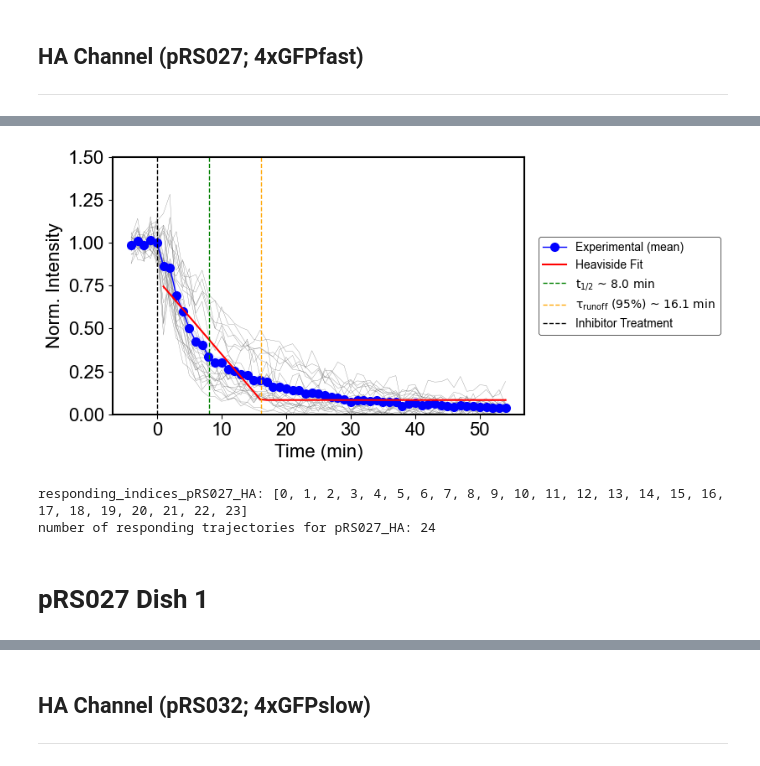
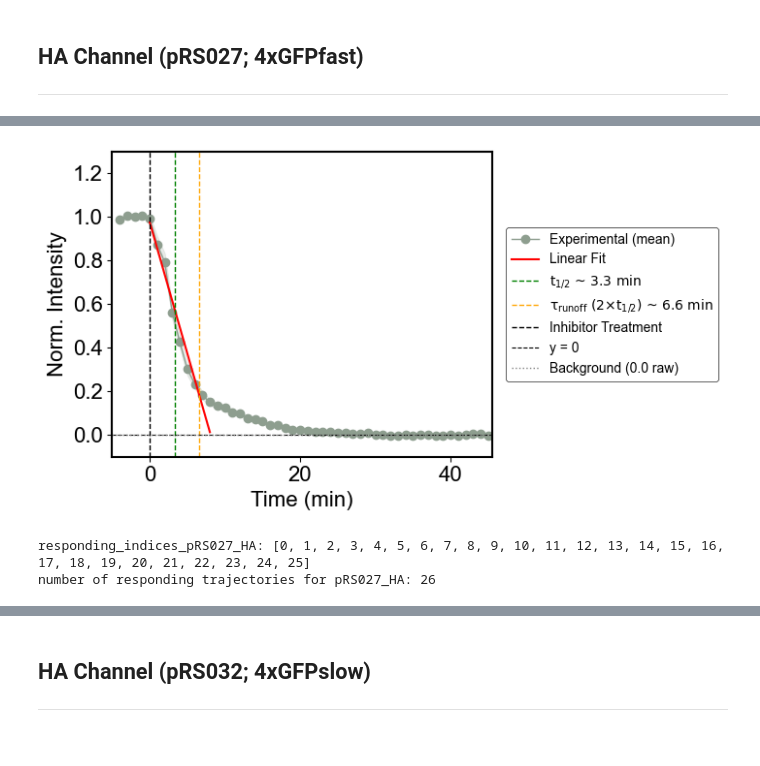
Before and after one commit to ningzhaoAnschutz/cof_paper, a Jupyter notebook: notebooks/Inhibitors/Fig 3_Harringtonine_Fast vs Slow.ipynb, the cells around one changed output, grey strips where cells are left out. Saved outputs shown, nothing was run; the diff lists cells and outputs as text; code cells hidden in the pictures.

Commit message:
RMS Inhibitor NBs

```diff
--- a/notebooks/Inhibitors/Fig 3_Harringtonine_Fast vs Slow.ipynb
+++ b/notebooks/Inhibitors/Fig 3_Harringtonine_Fast vs Slow.ipynb
@@ -15,15 +15,18 @@ import inhibitors as INH
 ___
 # %%
 # Loading data
-        #RMS External Drive Location:    'E:\Co-translational folding (CoF) paper\Fig 4_Fast_Har analysis'
-        #Ning Zhao OneDrive Location:    '...General - Zhao (NZ) Lab\Zhao lab shared folder\Our papers\co-translational folding paper\Fig 4\Fig 4_Harringtonine analysis_GFPFast'
+        #RMS External Drive Location:    'E:/Co-translational folding (CoF) paper/Fig 3_Har/non pb'
+        #Ning Zhao OneDrive Location:    '...General - Zhao (NZ) Lab\Zhao lab shared folder\Our papers\co-translational folding paper\Fig 3_Har\Fig 3_Har analysis'
 
 
 # ── Data Path ─────────────────────────────────────────────
 # data_dir = one_drive_dir / 'General - Zhao (NZ) Lab' / 'Gui RMS Analyses' / 'Har' #Onedrive
-data_dir = Path(r'E:/Co-translational folding (CoF) paper/Fig 3_Har')
+data_dir = Path(r'E:/Co-translational folding (CoF) paper/Fig 3_Har/non pb') #RMS External Drive
 
-
+# elongation rates
+def elongation_rates (gene_length,dwell_time ):
+    ke = gene_length/ dwell_time
+    return np.round(ke,3)
 
 # ── Processing Parameters ─────────────────────────────────
 inhibitor_frame_index = 4  # 0-indexed: frame when treatment was applied
@@ -34,9 +37,11 @@ max_percentage_threshold_after_treatment = None #0.5
 threshold_percentage_for_runoff = 0.1
 use_sigmoidal_fit = True
 # ── Plotting Parameters ───────────────────────────────────
-figsize = (6, 4)
-ylims = (0, 1.4)
-xlims = (-5, 6)
+figsize = (5, 4)
+ylims = (-0.1, 1.3)
+xlims = (-5, 45.5)                              # limits needs to be set to include more than the fit_end_idx frames for the x-axis
+fit_start_idx=inhibitor_frame_index          # int – fit range start (default: inh frame)
+#fit_end_idx=last frame                               # int – fit range end (default: last frame) for linear use ~15
 results_folder = Path('E:/Co-translational folding (CoF) paper/Fig 3_Har graphs')  # Set to a Path to save plots
 # %% [markdown]
 ## HA Channel (pRS027; 4xGFPfast)
@@ -44,7 +49,7 @@ ___
 # %%
 substring_in_data_dir = 'pRS027'
 selected_field = 'spot_int_ch_0'
-plot_name = 'pRS027_HA'
+plot_name = 'pRS027-only_HA_fit'
 
 responding_indices_pRS027_HA, frames_pRS027_HA, intensities_pRS027_HA, _, _, _, _, _ = INH.process_inhibitor_data(
     data_dir, inhibitor_frame_index, substring_in_data_dir, selected_field,
@@ -53,25 +58,31 @@ responding_indices_pRS027_HA, frames_pRS027_HA, intensities_pRS027_HA, _, _, _,
 
 
 results=INH.plot_inhibitor(
-    frames_pRS027_HA,                                # np.ndarray – time array
-    intensities_pRS027_HA,                           # np.ndarray – 2D (cells × frames)
-    inhibitor_frame_index,                           # int – treatment frame index
-    results_folder=results_folder,                   # Path – save location
-    plot_name=plot_name,                             # str – filename suffix
-    responding_indices=responding_indices_pRS027_HA, # list – which cells to include
-    figsize=(6, 4),                                  # tuple
-    use_sem=True,                                    # bool – SEM vs SD for error band
-    show_individual_trajectories=True,               # bool – gray individual traces
-    ylims=(0, 1.5),                                  # tuple – y-axis limits
-    y_label='Norm. Intensity',                       # str
-    treatment_label='Inhibitor',                     # str – label for treatment line
-    show_treatment_line=True,                        # bool – vertical line at t=0
-    fit_model='heaviside',                           # 'linear'|'exponential'|'heaviside'|None
-    fit_start_idx=inhibitor_frame_index+1,           # int – fit range start (default: inh frame)
-    fit_end_idx=None,                                # int – fit range end (default: last frame)
-    show_fit=True,                                   # bool – overlay fitted curve
-    show_runoff_time=True,                           # bool – draw t½ and τ_runoff lines
-    runoff_fraction=0.95,                            # float – threshold for run-off (0.95 = 95%)
+    frames_pRS027_HA,                                 # np.ndarray – time array
+    intensities_pRS027_HA,                            # np.ndarray – 2D (cells × frames)
+    inhibitor_frame_index,                            # int – treatment frame index
+    results_folder=results_folder,                    # Path – save location
+    plot_name=plot_name,                              # str – filename suffix
+    responding_indices=responding_indices_pRS027_HA,  # list – which cells to include
+    figsize=figsize,                                  # tuple
+    use_sem=True,                                     # bool – SEM vs SD for error band
+    show_individual_trajectories=False,               # bool – gray individual traces
+    ylims=ylims,                                      # tuple – y-axis limits
+    xlims=xlims,                                      # tuple – x-axis limits
+    y_label='Norm. Intensity',                        # str
+    treatment_label='Inhibitor',                      # str – label for treatment line
+    show_treatment_line=True,                         # bool – vertical line at t=0
+    fit_model='linear',                               # 'linear'|'exponential'|'heaviside'|None
+    fit_start_idx=fit_start_idx,                      # int – fit range start (default: inh frame)
+    fit_end_idx=11,                                   # int – fit range end (fast = 11; slow = 17)
+    show_fit=True,                                    # bool – overlay fitted curve
+    show_runoff_time=True,                            # bool – draw t½ and τ_runoff lines
+    runoff_fraction=0.9,                              # float – threshold for run-off (0.95 = 95%)
+    remove_background_intensity=True,                 # subtract background & rescale to 0-1
+    background_frames=10,                             # use last 10 frames within xlims window
+    show_background_line=True,                        # dashed line at background level
+    show_zero_y_axis=True,                            # dashed line at y = 0
+    colors='#8E9E8F',
 )
 
 print("responding_indices_pRS027_HA:", responding_indices_pRS027_HA)
@@ -93,5 +105,3 @@ print("number of responding trajectories for pRS027_HA:", len(responding_indices
-[figure, old version]
+[figure, new version]
-responding_indices_pRS027_HA: [0, 1, 2, 3, 4, 5, 6, 7, 8, 9, 10, 11, 12, 13, 14, 15, 16, 17, 18, 19, 20, 21, 22, 23]
-number of responding trajectories for pRS027_HA: 24
+responding_indices_pRS027_HA: [0, 1, 2, 3, 4, 5, 6, 7, 8, 9, 10, 11, 12, 13, 14, 15, 16, 17, 18, 19, 20, 21, 22, 23, 24, 25]
+number of responding trajectories for pRS027_HA: 26
-# %% [markdown]
-# pRS027 Dish 1
```
Also changed, not shown: parts of 14 cells of this notebook, 16 other files.
